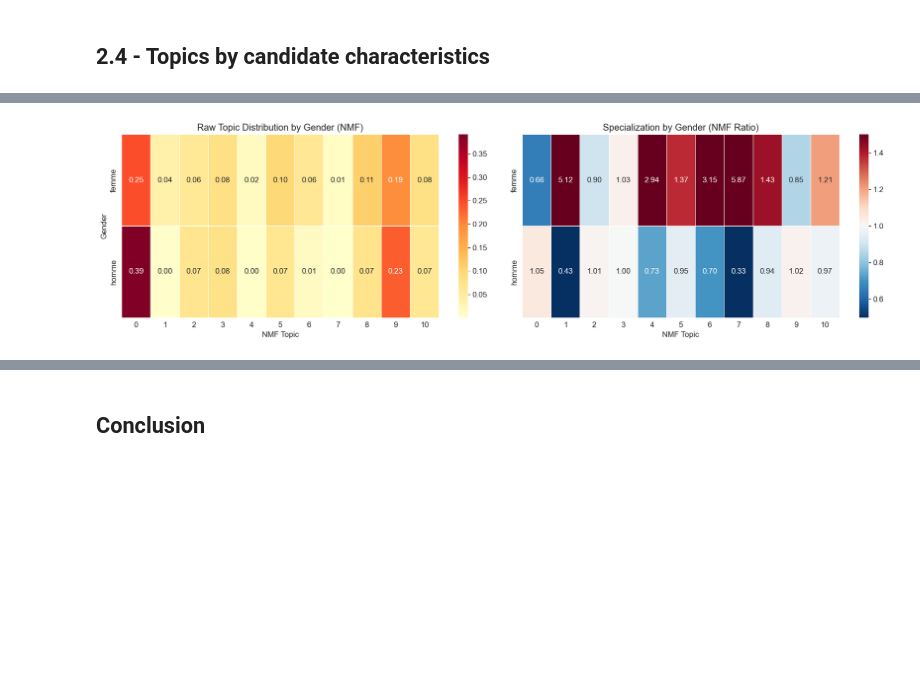
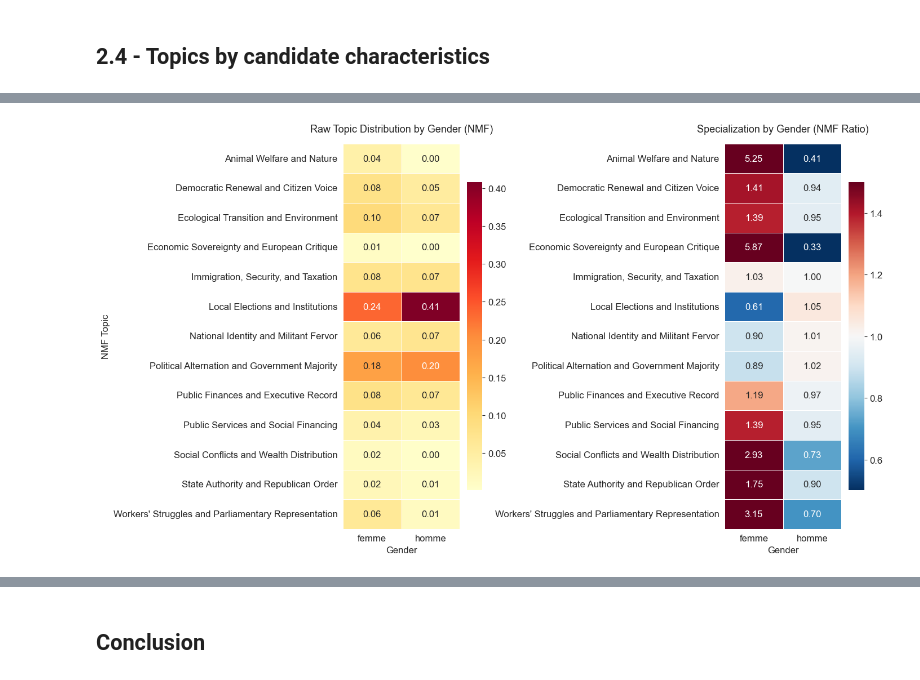
Before and after one commit to AntoineGilsonGH/nlp-archelec, a Jupyter notebook: 02_main.ipynb, the cells around one changed output, grey strips where cells are left out. Saved outputs shown, nothing was run; the diff lists cells and outputs as text; code cells hidden in the pictures; blank space fills up the shorter version.

```diff
--- a/02_main.ipynb
+++ b/02_main.ipynb
@@ -378,14 +375,21 @@ dominant topic to each doc
 # %%
 import numpy as np
 
-# 1. Create the dictionary of labels for BERTopic
 # IMPORTANT: -1 is always the outlier/noise topic in BERTopic
+
 bert_topic_labels = {
     -1: "Outliers / Unclassified noise",
-    0: "Electoral Logistics",
-    1: "Economic Development",
-    2: "Social Progress",
-
+    0: "Immigration, Nationality Reform, and Security",
+    1: "Ecological Transition and Land Use Planning",
+    2: "Electoral Logistics and Second Round Mobilization",
+    3: "Social Reforms and Executive Support",
+    4: "Social Justice, Wealth Taxation, and Pacifism",
+    5: "Class Struggle and Employee Defense",
+    6: "Political Union and Government Alternation",
+    7: "Animal Rights Defense and Biodiversity",
+    8: "National Preference and Opposition to the Left",
+    9: "Defense of Local Industries and Territorial Employment",
+    10: "Moralization of Public Life and Tax Revolt"
 }
 
 if len(df) > 0:
@@ -396,7 +400,7 @@ if len(df) > 0:
         for p in probs
     ]
 
-    df['bert_topic_name'] = df['bert_topic'].map(bert_topic_labels).fillna("Unknown Topic")
+    df['bert_topic_name'] = df['bert_topic'].map(bert_topic_labels).fillna("Other Topic (not the top 12)")
 
     print("Distribution of dominant BERTopic topics:")
     print(df['bert_topic_name'].value_counts())
@@ -755,30 +920,68 @@ Generating dynamic specialization (Party × Year)...
 ## 2.4 - Topics by candidate characteristics
 # %%
 # ============================================================
-# 4. Cross-analysis: Gender × NMF Topics
+# 4. Cross-analysis: Gender × NMF & LDA Topics
 # ============================================================
+import matplotlib.pyplot as plt
+import seaborn as sns
+import pandas as pd
+
 if 'titulaire-sexe' in df.columns:
-    print("\nCross-analyzing Gender × NMF Topics...")
+    print("\nCross-analyzing Gender × Topics...")
+
     df_gender = df[df['titulaire-sexe'].isin(['homme', 'femme'])]
 
-    ct_gender = pd.crosstab(df_gender['titulaire-sexe'], df_gender['nmf_topic_name'], normalize='index')
-    topic_marginal_gender = df_gender['nmf_topic_name'].value_counts(normalize=True).sort_index()
-    spec_gender = ct_gender.div(topic_marginal_gender, axis=1)
+    # --------------------------------------------------------
+    # PARTIE NMF
+    # --------------------------------------------------------
+    ct_gender_nmf = pd.crosstab(df_gender['titulaire-sexe'], df_gender['nmf_topic_name'], normalize='index')
+    topic_marginal_gender_nmf = df_gender['nmf_topic_name'].value_counts(normalize=True).sort_index()
+    spec_gender_nmf = ct_gender_nmf.div(topic_marginal_gender_nmf, axis=1)
 
-    fig, axes = plt.subplots(1, 2, figsize=(18, 5))
+    fig, axes = plt.subplots(1, 2, figsize=(14, 8))
 
-    sns.heatmap(ct_gender, annot=True, fmt='.2f', cmap='YlOrRd', linewidths=0.5, ax=axes[0])
-    axes[0].set_title('Raw Topic Distribution by Gender (NMF)')
-    axes[0].set_xlabel('NMF Topic')
-    axes[0].set_ylabel('Gender')
+    sns.heatmap(ct_gender_nmf.T, annot=True, fmt='.2f', cmap='YlOrRd',
+                linewidths=0.5, ax=axes[0], cbar_kws={"shrink": 0.8})
+    axes[0].set_title('Raw Topic Distribution by Gender (NMF)', fontsize=13, pad=15)
+    axes[0].set_ylabel('NMF Topic', fontsize=12)
+    axes[0].set_xlabel('Gender', fontsize=12)
+    axes[0].tick_params(axis='y', rotation=0)
 
-    sns.heatmap(spec_gender, annot=True, fmt='.2f', cmap='RdBu_r', center=1.0,
-                linewidths=0.5, ax=axes[1], vmin=0.5, vmax=1.5)
-    axes[1].set_title('Specialization by Gender (NMF Ratio)')
-    axes[1].set_xlabel('NMF Topic')
+    sns.heatmap(spec_gender_nmf.T, annot=True, fmt='.2f', cmap='RdBu_r', center=1.0,
+                linewidths=0.5, ax=axes[1], vmin=0.5, vmax=1.5, cbar_kws={"shrink": 0.8})
+    axes[1].set_title('Specialization by Gender (NMF Ratio)', fontsize=13, pad=15)
     axes[1].set_ylabel('')
+    axes[1].set_xlabel('Gender', fontsize=12)
 
     plt.tight_layout()
     plt.savefig('plots/nmf_topics_by_gender.png', dpi=150, bbox_inches='tight')
     plt.show()
+
+    # --------------------------------------------------------
+    # PARTIE LDA
+    # --------------------------------------------------------
+    ct_gender_lda = pd.crosstab(df_gender['titulaire-sexe'], df_gender['lda_topic_name'], normalize='index')
+    topic_marginal_gender_lda = df_gender['lda_topic_name'].value_counts(normalize=True).sort_index()
+    spec_gender_lda = ct_gender_lda.div(topic_marginal_gender_lda, axis=1)
+
+    fig, axes = plt.subplots(1, 2, figsize=(14, 8))
+
+    sns.heatmap(ct_gender_lda.T, annot=True, fmt='.2f', cmap='YlOrRd',
+                linewidths=0.5, ax=axes[0], cbar_kws={"shrink": 0.8})
+    axes[0].set_title('Raw Topic Distribution by Gender (LDA)', fontsize=13, pad=15)
+    axes[0].set_ylabel('LDA Topic', fontsize=12)
+    axes[0].set_xlabel('Gender', fontsize=12)
+    axes[0].tick_params(axis='y', rotation=0)
+
+    sns.heatmap(spec_gender_lda.T, annot=True, fmt='.2f', cmap='RdBu_r', center=1.0,
+                linewidths=0.5, ax=axes[1], vmin=0.5, vmax=1.5, cbar_kws={"shrink": 0.8})
+    axes[1].set_title('Specialization by Gender (LDA Ratio)', fontsize=13, pad=15)
+    axes[1].set_ylabel('')
+    axes[1].set_xlabel('Gender', fontsize=12)
+
+    plt.tight_layout()
+    plt.savefig('plots/lda_topics_by_gender.png', dpi=150, bbox_inches='tight')
+    plt.show()
+else:
+    print("\nColumn 'titulaire-sexe' not found. Skipping cross-analysis by gender.")
 # %% [output]
@@ -786 +989 @@ Cross-analyzing Gender × NMF Topics...
-[figure, old version]
+[figure, new version]
```
Also changed, not shown: parts of 26 cells of this notebook, 18 other files.
